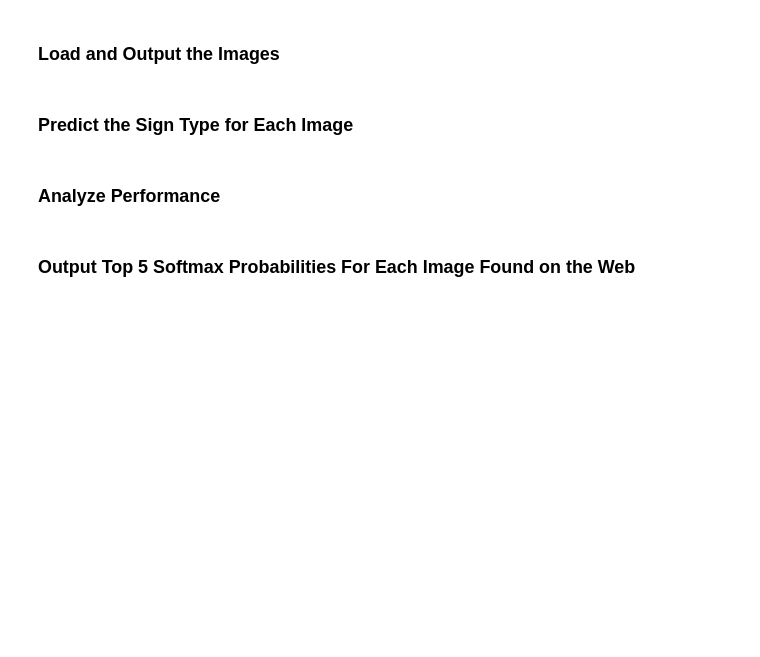
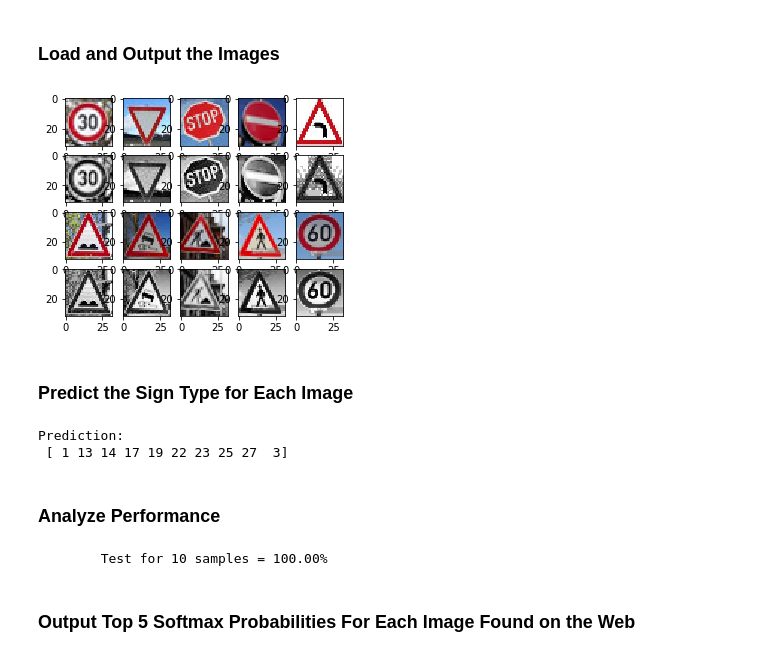
Before and after one commit to udacity/CarND-Traffic-Sign-Classifier-Project, a Jupyter notebook: Traffic_Sign_Classifier.ipynb, the cells around one changed output. Drawn from its saved outputs; the diff is of its cells as text; code cells hidden in the pictures; blank space fills up the shorter version.

Commit message:
Softmax performance, write up

```diff
--- a/Traffic_Sign_Classifier.ipynb
+++ b/Traffic_Sign_Classifier.ipynb
@@ -154,14 +682,58 @@ You may find `signnames.csv` useful as it contains mappings from the class id (i
+# %%
+### Load the images and plot them here.
+### Feel free to use as many code cells as needed.
+
+model_file_name = './trained/traffic_signs'
+trained = find_trained_model('./trained', 'traffic_signs')
+
+if trained != None: # we have training model to use
+    # Load images
+    files = glob.glob('./examples/traff-*.jpg')
+    extras = np.array([cv2.cvtColor(cv2.imread(file, cv2.IMREAD_COLOR), cv2.COLOR_BGR2RGB) for file in files])
+    labels = [int(re.findall('\d+', file)[0]) for file in files]
+    images = normal_gray(extras)
+    rand_visual([extras, images], rows=2, columns=5, indices=[[0, 1, 2, 3, 4],[5, 6, 7, 8, 9]])
+# %% [output]
+[figure, added]
 # %% [markdown]
 ### Predict the Sign Type for Each Image
 # %%
 ### Run the predictions here and use the model to output the prediction for each image.
 ### Make sure to pre-process the images with the same pre-processing pipeline used earlier.
 ### Feel free to use as many code cells as needed.
+
+images = images.reshape((images.shape[0], 1, images.shape[1], images.shape[2]))
+
+# Initialize the Tensorflow environment
+tf.reset_default_graph()
+with tf.Session() as session:
+        # Load the pre-trained model
+        cnn = load_trained_model(session, trained, n_classes)
+        # Create the softmax evaluation operation
+        prediction_operation = create_prediction(cnn)
+        # Evaluate the test data against the pre-trained data
+        prediction = session.run(prediction_operation, feed_dict={cnn.features: images, cnn.labels: labels, cnn.keep_prob:1.0})
+        print("Prediction:\n", prediction)
+# %% [output]
+Prediction:
+ [ 1 13 14 17 19 22 23 25 27  3]
 # %% [markdown]
 ### Analyze Performance
 # %%
 ### Calculate the accuracy for these 5 new images.
 ### For example, if the model predicted 1 out of 5 signs correctly, it's 20% accurate on these new images.
+
+tf.reset_default_graph()
+with tf.Session() as session:
+        # Load the pre-trained model
+        cnn = load_trained_model(session, trained, n_classes)
+        # Create the accuracy perdiction
+        accuracy_operation = create_evaluation(cnn)
+        # Evaluate the test data against the pre-trained data
+        test_accuracy = evaluate(session, images, labels, accuracy_operation, cnn)
+        print("\tTest for {0} samples = {1:.2f}%".format(len(images), test_accuracy*100))
+# %% [output]
+        Test for 10 samples = 100.00%
 # %% [markdown]
 ### Output Top 5 Softmax Probabilities For Each Image Found on the Web
 # %% [markdown]
```
Also changed, not shown: parts of 15 cells of this notebook, 1 other file.
